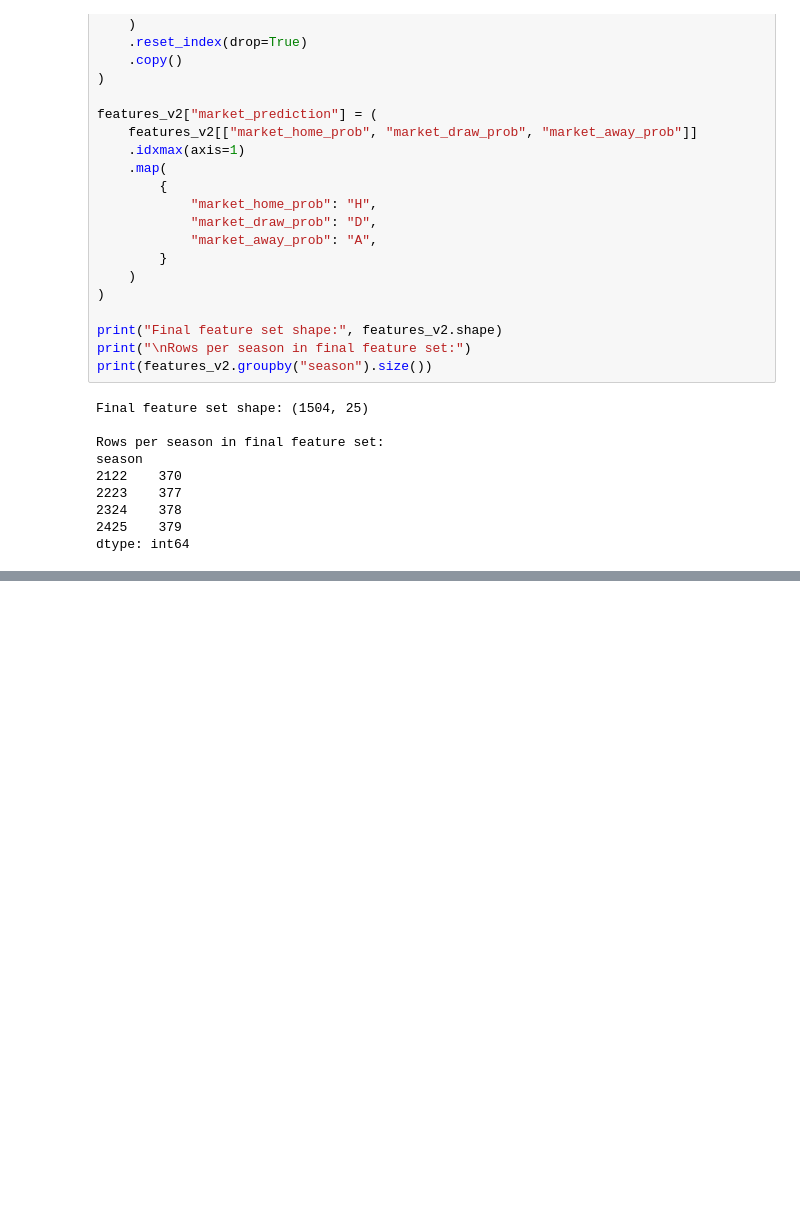
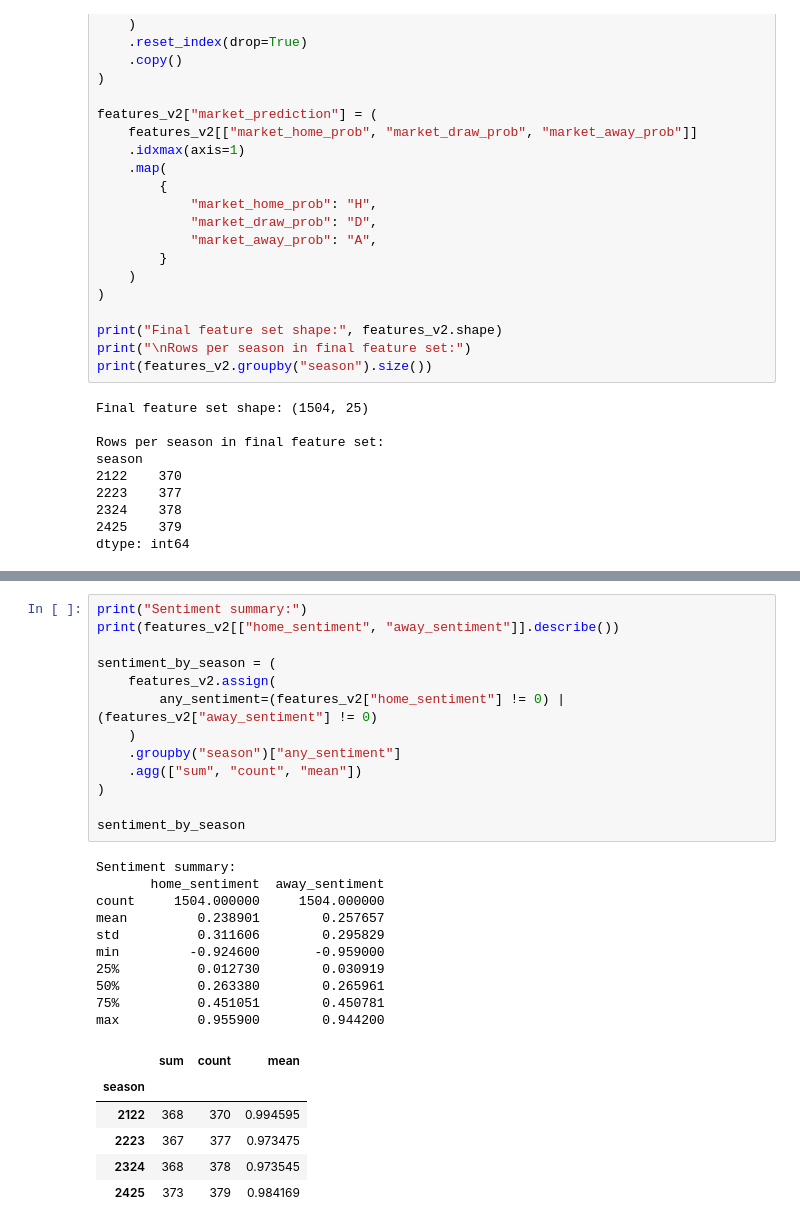
Before and after one commit to tolulopesoetan/pl_prediction_model, a Jupyter notebook: notebooks/01_data_ingestion_and_preprocessing.ipynb, the cells around one changed output, grey strips where cells are left out. Drawn from its saved outputs; the diff is of its cells as text; blank space fills up the shorter version.

```diff
--- a/notebooks/01_data_ingestion_and_preprocessing.ipynb
+++ b/notebooks/01_data_ingestion_and_preprocessing.ipynb
@@ -1017,3 +1029,33 @@ Latest article date:   2026-04-27 19:02:00
+# %%
+print("Sentiment summary:")
+print(features_v2[["home_sentiment", "away_sentiment"]].describe())
+
+sentiment_by_season = (
+    features_v2.assign(
+        any_sentiment=(features_v2["home_sentiment"] != 0) | (features_v2["away_sentiment"] != 0)
+    )
+    .groupby("season")["any_sentiment"]
+    .agg(["sum", "count", "mean"])
+)
+
+sentiment_by_season
+# %% [output]
+Sentiment summary:
+       home_sentiment  away_sentiment
+count     1504.000000     1504.000000
+mean         0.238901        0.257657
+std          0.311606        0.295829
+min         -0.924600       -0.959000
+25%          0.012730        0.030919
+50%          0.263380        0.265961
+75%          0.451051        0.450781
+max          0.955900        0.944200
+|  | sum | count | mean |
+| season |  |  |  |
+| 2122 | 368 | 370 | 0.994595 |
+| 2223 | 367 | 377 | 0.973475 |
+| 2324 | 368 | 378 | 0.973545 |
+| 2425 | 373 | 379 | 0.984169 |
 # %%
 # save xG enriched datasets
 
```
Also changed, not shown: parts of 13 cells of this notebook, 2 other files.
